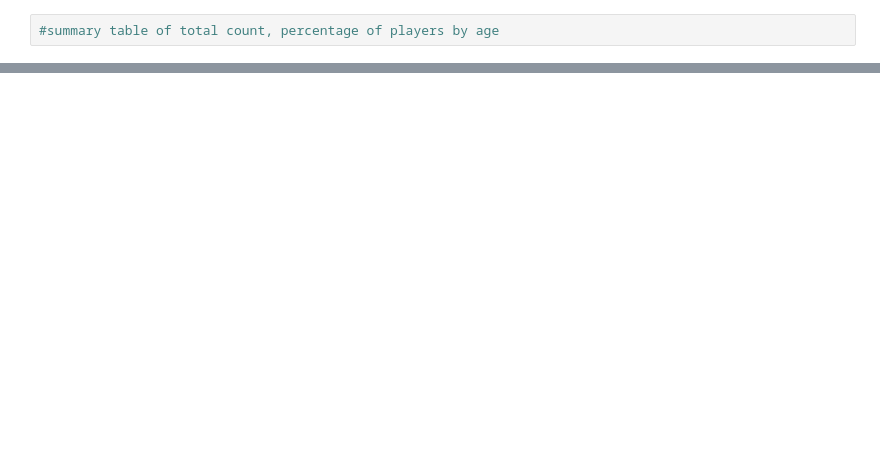
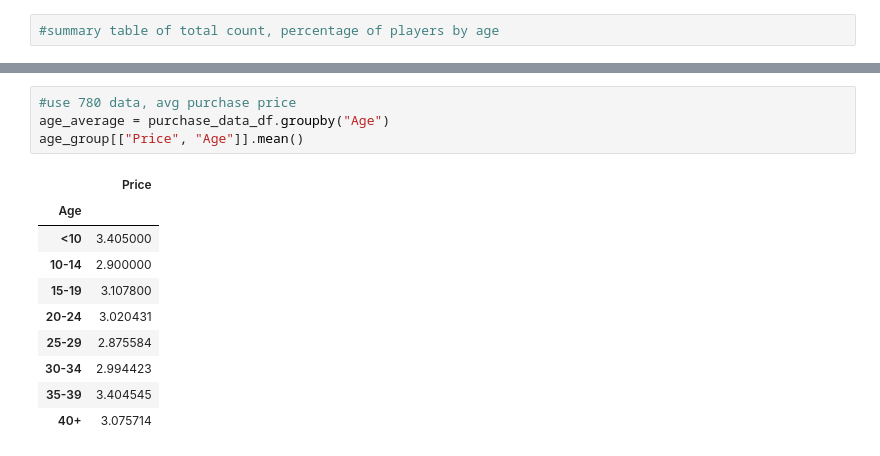
Before and after one commit to EmmaLimoli/pandas-challenge, a Jupyter notebook: HeroesOfPymoli/Pymoli Homework .ipynb, the cells around one changed output, grey strips where cells are left out. Drawn from its saved outputs; the diff is of its cells as text; blank space fills up the shorter version.

```diff
--- a/HeroesOfPymoli/Pymoli Homework .ipynb
+++ b/HeroesOfPymoli/Pymoli Homework .ipynb
@@ -307,0 +354,15 @@ print(purchase_data_df["Age"].min())
+# %%
+#use 780 data, avg purchase price
+age_average = purchase_data_df.groupby("Age")
+age_group[["Price", "Age"]].mean()
+# %% [output]
+|  | Price |
+| Age |  |
+| <10 | 3.405000 |
+| 10-14 | 2.900000 |
+| 15-19 | 3.107800 |
+| 20-24 | 3.020431 |
+| 25-29 | 2.875584 |
+| 30-34 | 2.994423 |
+| 35-39 | 3.404545 |
+| 40+ | 3.075714 |
```
Also changed, not shown: parts of 7 cells of this notebook.
